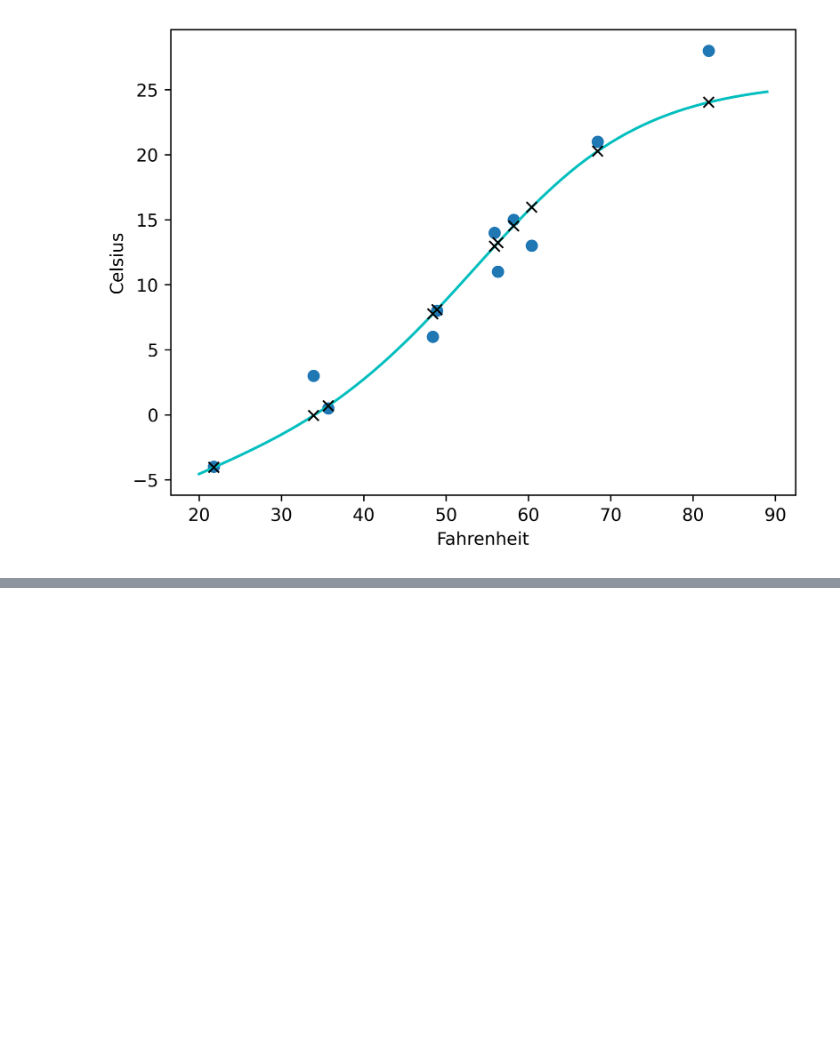
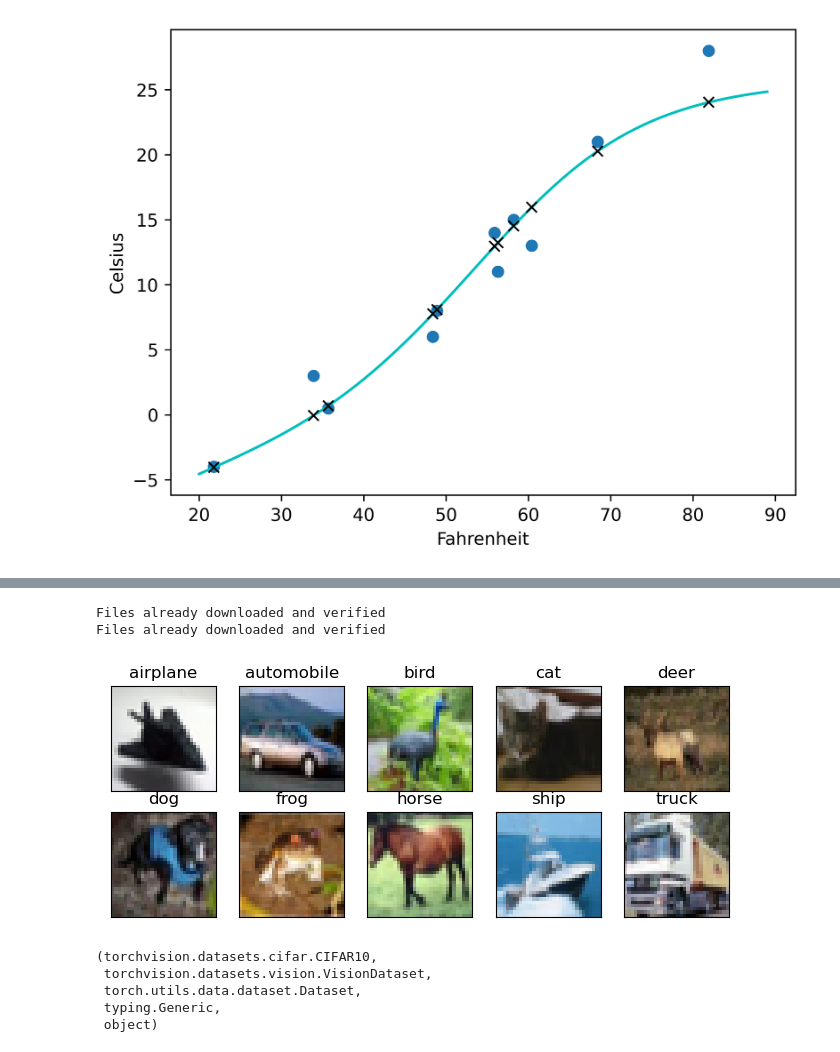
Before and after one commit to nuyhc/RhythmStudy, a Jupyter notebook: 1. PyTorch/PTM_3_김채현.ipynb, the cells around one changed output, grey strips where cells are left out. Cells and saved outputs as stored; diff of their text form; code cells hidden in the pictures; blank space fills up the shorter version.

```diff
--- a/1. PyTorch/PTM_3_김채현.ipynb
+++ b/1. PyTorch/PTM_3_김채현.ipynb
@@ -426,0 +437,31 @@ plt.show()
+# %%
+from torchvision import datasets
+data_path = "./data-unversioned/p1ch7/"
+cifar10 = datasets.CIFAR10(data_path, train=True, download=True) # train
+cifar10_val = datasets.CIFAR10(data_path, train=False, download=True) # validation
+# %% [output]
+Files already downloaded and verified
+Files already downloaded and verified
+# %%
+import matplotlib.pyplot as plt
+
+class_names = ['airplane','automobile','bird','cat','deer', 'dog','frog','horse','ship','truck']
+
+fig = plt.figure(figsize=(8,3))
+num_classes = 10
+for i in range(num_classes):
+    ax = fig.add_subplot(2, 5, 1 + i, xticks=[], yticks=[])
+    ax.set_title(class_names[i])
+    img = next(img for img, label in cifar10 if label == i)
+    plt.imshow(img)
+plt.show()
+# %% [output]
+[figure, added]
+# %%
+type(cifar10).__mro__
+# %% [output]
+(torchvision.datasets.cifar.CIFAR10,
+ torchvision.datasets.vision.VisionDataset,
+ torch.utils.data.dataset.Dataset,
+ typing.Generic,
+ object)
```
Also changed, not shown: parts of 49 cells of this notebook.
